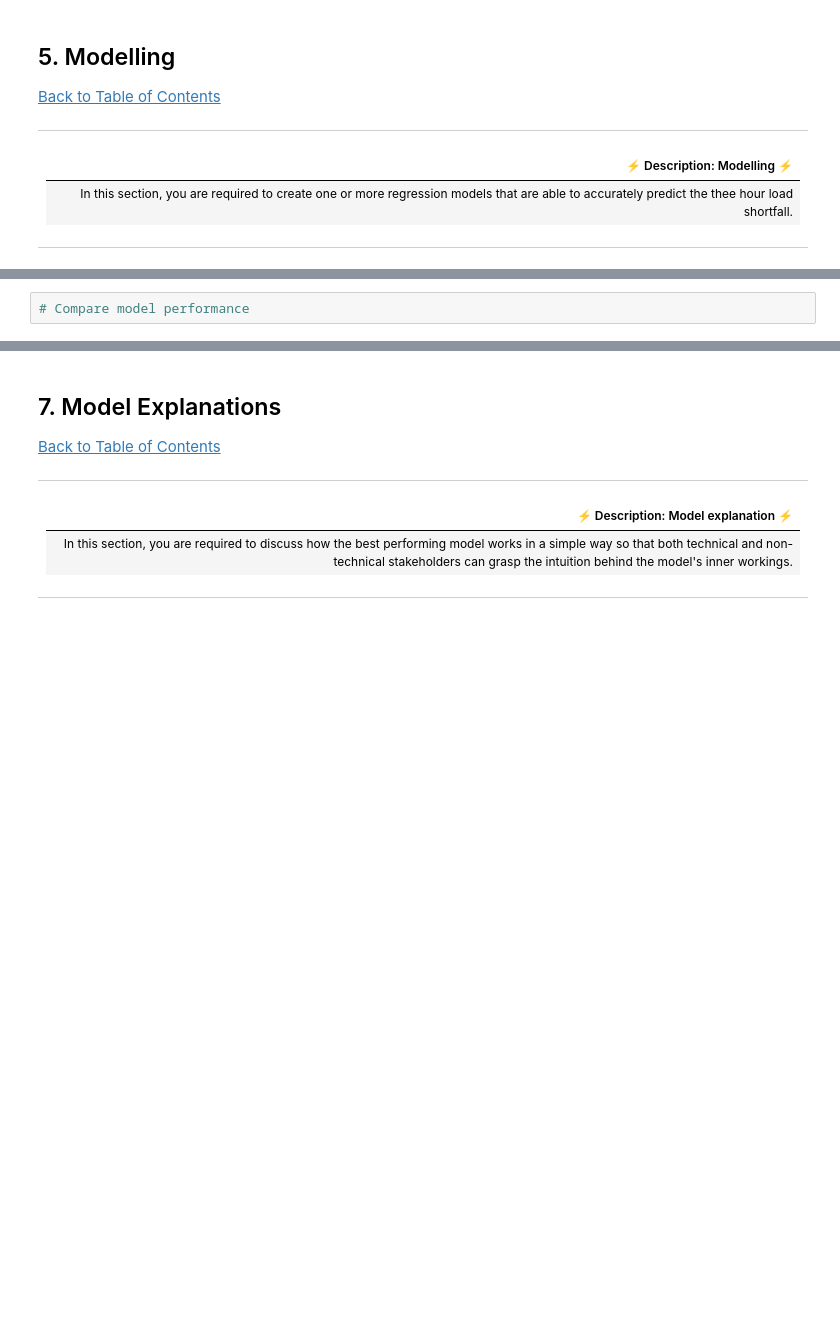
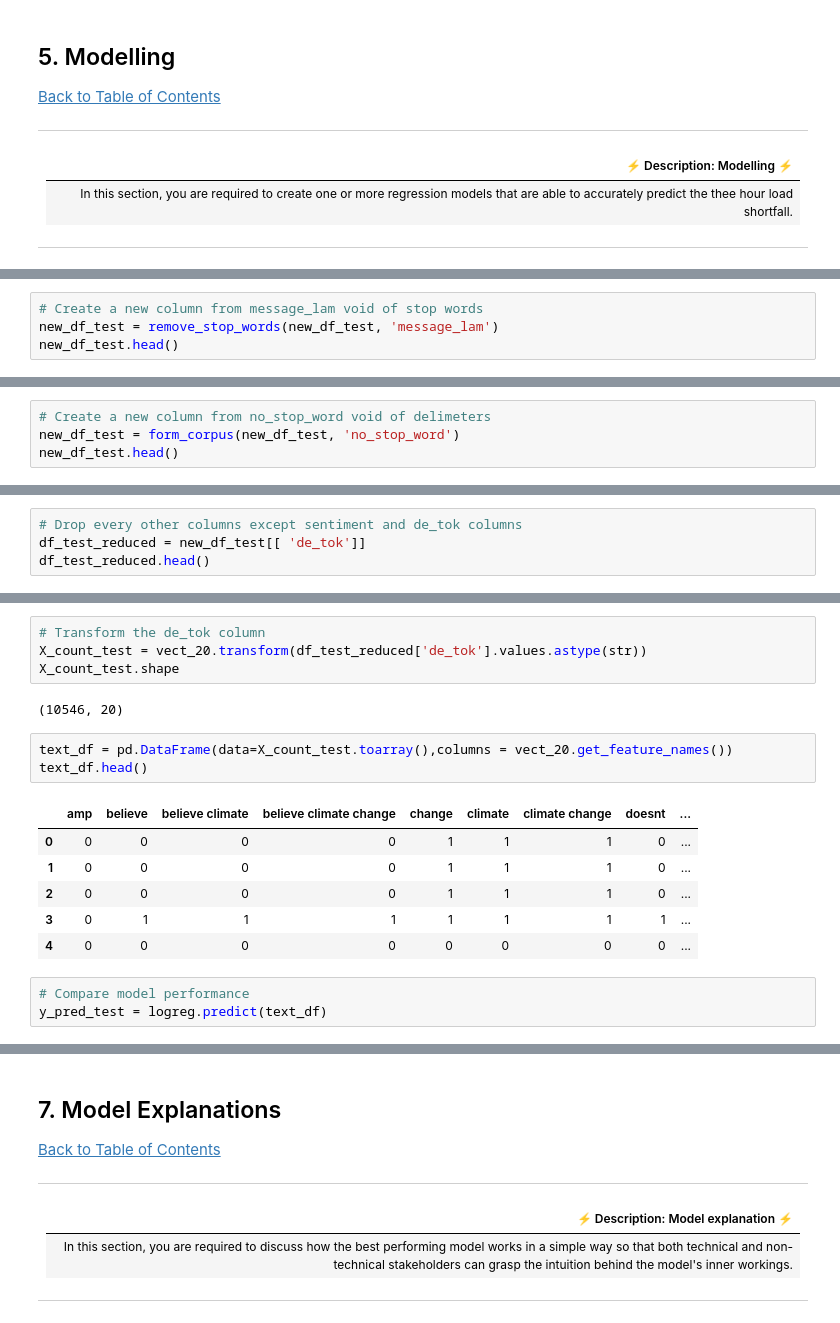
Before and after one commit to endiesworld/2110ACDS_T7_C_Predict, a Jupyter notebook: starter-notebook.ipynb, the cells around one changed output, grey strips where cells are left out. Saved outputs shown, nothing was run; the diff lists cells and outputs as text; blank space fills up the shorter version.

```diff
--- a/starter-notebook.ipynb
+++ b/starter-notebook.ipynb
@@ -503,0 +813,4 @@ new_df_train.head()
+# %%
+# Create a new column from message_lam void of stop words
+new_df_test = remove_stop_words(new_df_test, 'message_lam')
+new_df_test.head()
@@ -503,0 +824,4 @@ new_df_train.head()
+# %%
+# Create a new column from no_stop_word void of delimeters
+new_df_test = form_corpus(new_df_test, 'no_stop_word')
+new_df_test.head()
@@ -503,0 +835,4 @@ new_df_train.head()
+# %%
+# Drop every other columns except sentiment and de_tok columns
+df_test_reduced = new_df_test[[ 'de_tok']]
+df_test_reduced.head()
@@ -504,2 +846,19 @@ new_df_train.head()
+# %%
+# Transform the de_tok column
+X_count_test = vect_20.transform(df_test_reduced['de_tok'].values.astype(str))
+X_count_test.shape
+# %% [output]
+(10546, 20)
+# %%
+text_df = pd.DataFrame(data=X_count_test.toarray(),columns = vect_20.get_feature_names())
+text_df.head()
+# %% [output]
+|  | amp | believe | believe climate | believe climate change | change | climate | climate change | doesnt | ... |
+| 0 | 0 | 0 | 0 | 0 | 1 | 1 | 1 | 0 | ... |
+| 1 | 0 | 0 | 0 | 0 | 1 | 1 | 1 | 0 | ... |
+| 2 | 0 | 0 | 0 | 0 | 1 | 1 | 1 | 0 | ... |
+| 3 | 0 | 1 | 1 | 1 | 1 | 1 | 1 | 1 | ... |
+| 4 | 0 | 0 | 0 | 0 | 0 | 0 | 0 | 0 | ... |
 # %%
 # Compare model performance
+y_pred_test = logreg.predict(text_df)
```
Also changed, not shown: parts of 48 cells of this notebook, 1 other file.
